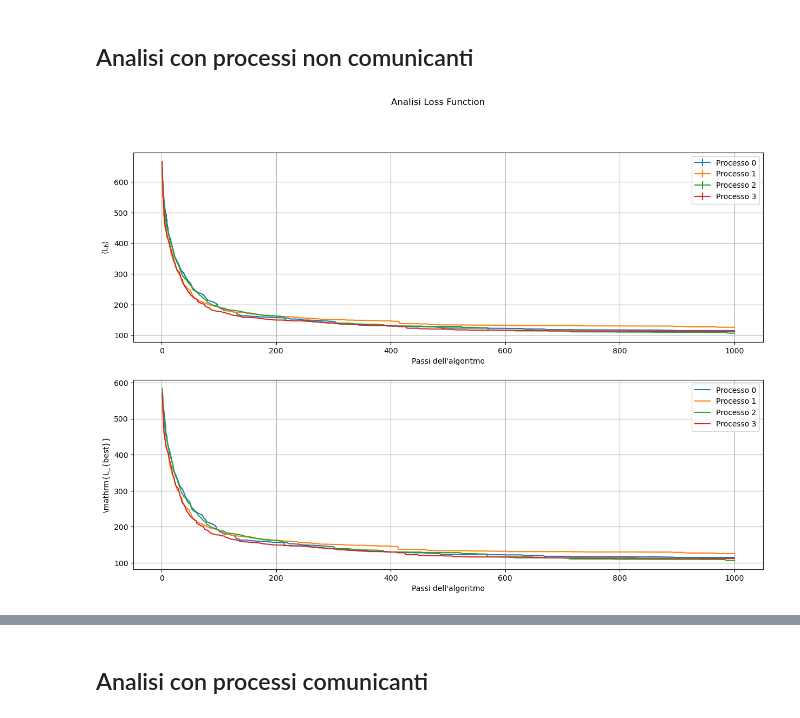
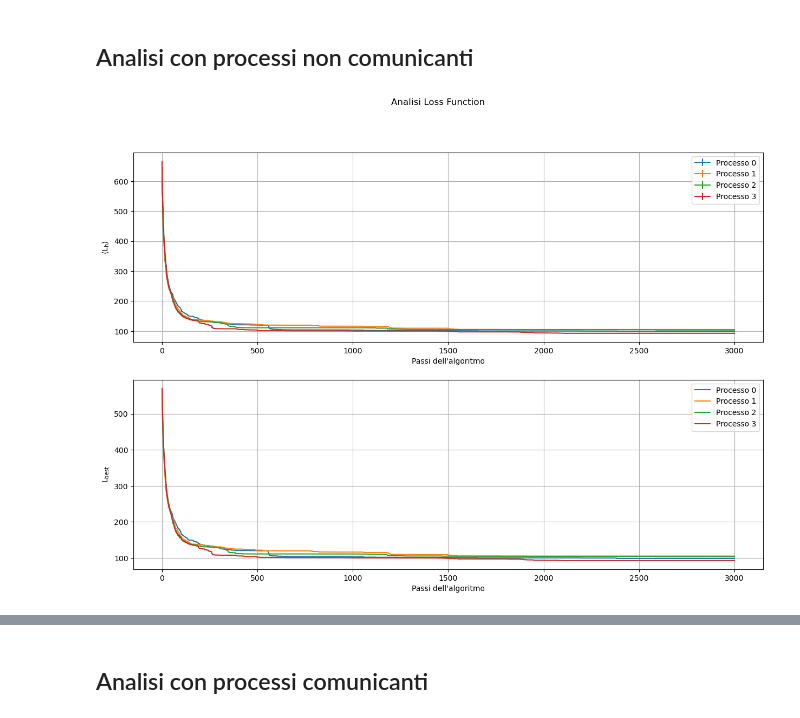
Before and after one commit to angela-bonato/LaboratorioSimulazioneNumerica, a Jupyter notebook: Es10/Esercitazione10.ipynb, the cells around one changed output, grey strips where cells are left out. Drawn from its saved outputs; the diff is of its cells as text; code cells hidden in the pictures.

```diff
--- a/Es10/Esercitazione10.ipynb
+++ b/Es10/Esercitazione10.ipynb
@@ -4,9 +4,9 @@ import numpy as np
 # %% [markdown]
 # Esercitazione 10
 # %%
-Nstep=1000  #numero di step
+Nstep=3000  #numero di step
 x=np.arange(Nstep)+1  #vettore delle ascisse dei punti plottati
-Nmigr=100
+Nmigr=150
 swap_x=np.linspace(1, Nstep-1, int(Nstep/Nmigr))
 swap_y=np.zeros(swap_x.size)
 # %% [markdown]
@@ -19,35 +19,35 @@ nc_1_bestL=np.loadtxt("NonComunicanti/bestloss_1.dat",  unpack="true")
 nc_1_meanL, nc_1_errorsL=np.loadtxt("NonComunicanti/besthalfloss_1.dat", usecols=(0, 1),  unpack="true")  #vettori delle ordinate dei punti plottati e delle barre d'errore
 
 nc_2_bestL=np.loadtxt("NonComunicanti/bestloss_2.dat",  unpack="true")
 nc_2_meanL, nc_2_errorsL=np.loadtxt("NonComunicanti/besthalfloss_2.dat", usecols=(0, 1),  unpack="true")  #vettori delle ordinate dei punti plottati e delle barre d'errore
 
 nc_3_bestL=np.loadtxt("NonComunicanti/bestloss_3.dat",  unpack="true")
 nc_3_meanL, nc_3_errorsL=np.loadtxt("NonComunicanti/besthalfloss_3.dat", usecols=(0, 1),  unpack="true")  #vettori delle ordinate dei punti plottati e delle barre d'errore
 
 nclfig ,(nclplt1, nclplt2) = plt.subplots(2, 1, figsize=(15, 10))
 
 nclplt1.errorbar(x, nc_0_meanL, yerr=nc_0_errorsL, label="Processo 0")
 nclplt1.errorbar(x, nc_1_meanL, yerr=nc_1_errorsL, label="Processo 1")
 nclplt1.errorbar(x, nc_2_meanL, yerr=nc_2_errorsL, label="Processo 2")
 nclplt1.errorbar(x, nc_3_meanL, yerr=nc_3_errorsL, label="Processo 3")
 nclplt1.set_xlabel("Passi dell'algoritmo")
 nclplt1.set_ylabel(r"$\left<\mathrm{L_h}\right>$")
 nclplt1.legend()
 nclplt1.grid(True)
 
 nclplt2.plot(x, nc_0_bestL, label="Processo 0")
 nclplt2.plot(x, nc_1_bestL, label="Processo 1")
 nclplt2.plot(x, nc_2_bestL, label="Processo 2")
 nclplt2.plot(x, nc_3_bestL, label="Processo 3")
 nclplt2.set_xlabel("Passi dell'algoritmo")
-nclplt2.set_ylabel(r"\mathrm{L_{best}}")
+nclplt2.set_ylabel(r"$\mathrm{L_{best}}$")
 nclplt2.legend()
 nclplt2.grid(True)
 
 nclfig.suptitle("Analisi Loss Function")
 plt.show()
 # %% [output]
-[figure, old version]
+[figure, new version]
 # %%
 nc_0_x, nc_0_y=np.loadtxt("NonComunicanti/bestpath_0.dat", usecols=(0, 1), unpack="true")
 nc_1_x, nc_1_y=np.loadtxt("NonComunicanti/bestpath_1.dat", usecols=(0, 1), unpack="true")
```
Also changed, not shown: parts of 4 cells of this notebook, 25 other files.
